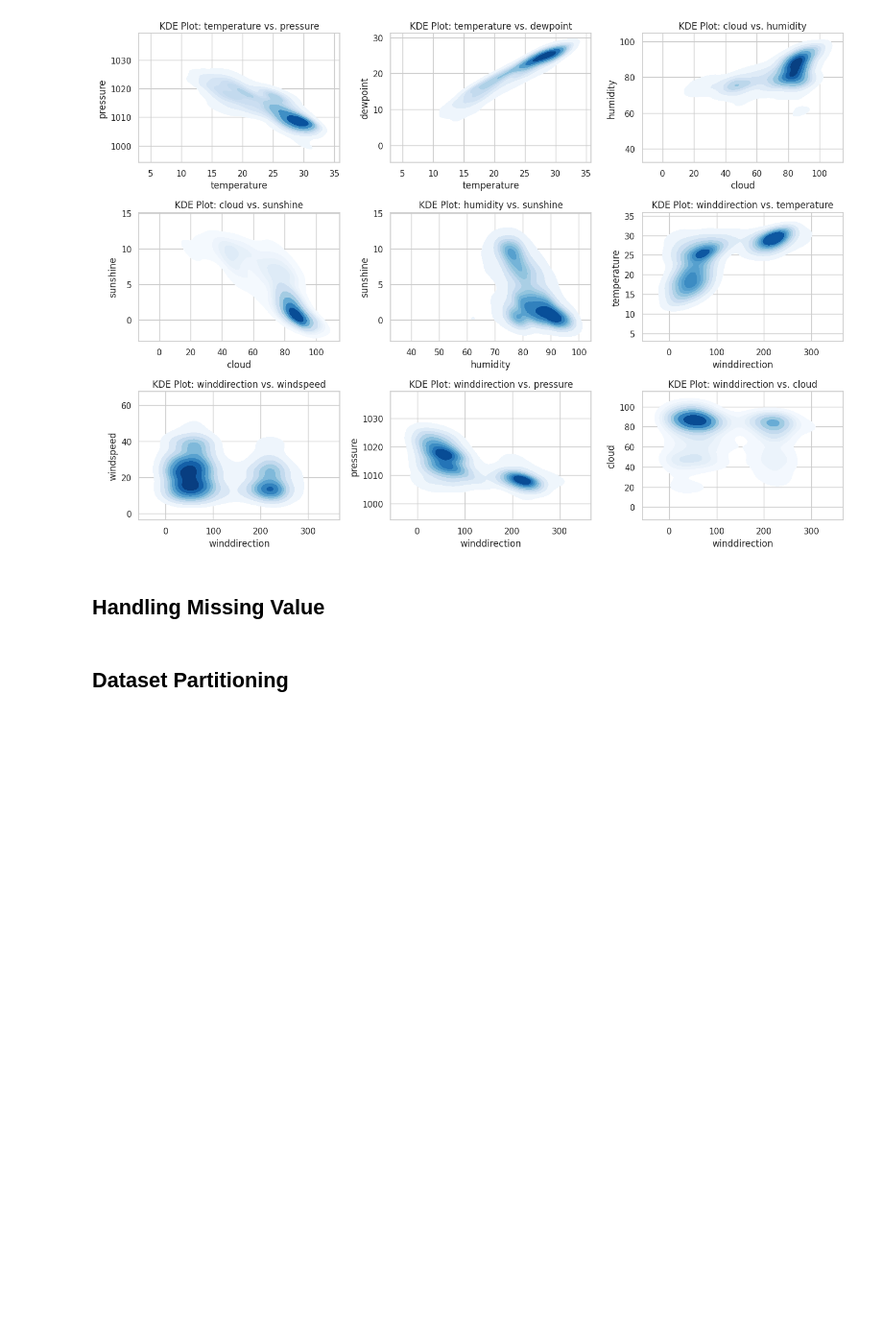
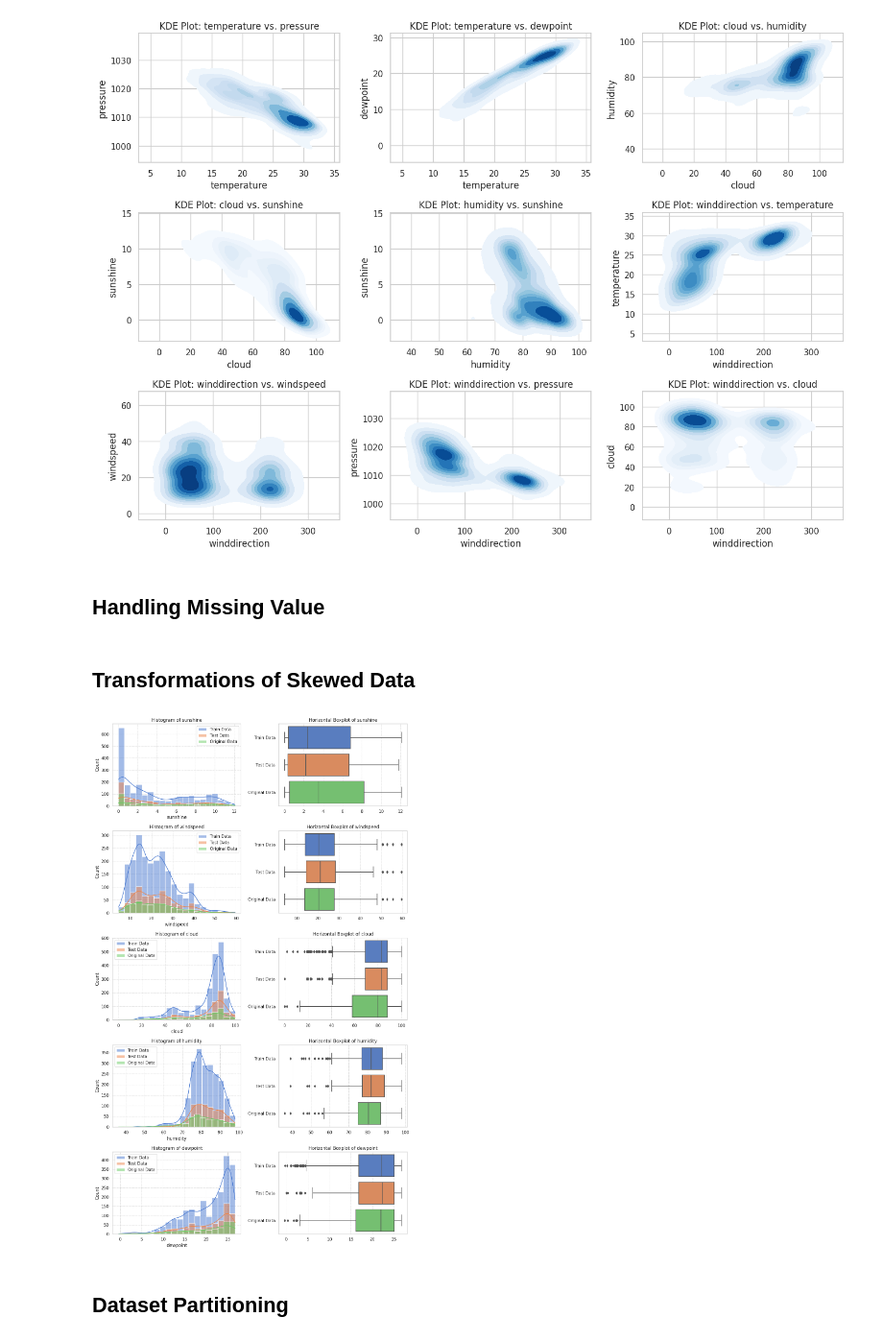
Before and after one commit to ChristopherIanPeck/kaggle-playground-series-s5, a Jupyter notebook: binary-prediction-challenge.ipynb, the cells around one changed output. Shown at 96% size. Drawn from its saved outputs; the diff is of its cells as text; code cells hidden in the pictures; blank space fills up the shorter version.

```diff
--- a/binary-prediction-challenge.ipynb
+++ b/binary-prediction-challenge.ipynb
@@ -549,3 +494,35 @@ original_data['windspeed'].fillna(original_data['windspeed'].mean(), inplace=Tru
 
 # Missing value in test_data
 test_data['winddirection'].fillna(test_data['winddirection'].mean(), inplace=True)
+# %% [markdown]
+## **Transformations of Skewed Data**
+# %%
+log_transformation = ['sunshine', 'windspeed', 'cloud', 'humidity', 'dewpoint']
+
+for col in log_transformation:
+    train_data[f'log_{col}'] = np.log1p(train_data[col])
+for col in log_transformation:
+    original_data[f'log_{col}'] = np.log1p(original_data[col])
+
+fig, axes = plt.subplots(len(log_transformation), 2, figsize=(12, len(log_transformation) * 4))
+
+for i, feature in enumerate(log_transformation):
+    # Histogram
+    sns.histplot(train_data[feature], label='Train Data', bins=20, kde=True, ax=axes[i, 0])
+    sns.histplot(test_data[feature], label='Test Data', bins=20, kde=True, ax=axes[i, 0])
+    sns.histplot(original_data[feature], label='Original Data', bins=20, kde=True, ax=axes[i, 0])
+    axes[i, 0].set_title(f'Histogram of {feature}')
+    axes[i, 0].legend()
+    axes[i, 0].grid(linestyle='--', linewidth=0.7)
+
+    # Horizontal Boxplot
+    sns.boxplot(data=[train_data[feature], test_data[feature], original_data[feature]],
+                orient='h', ax=axes[i, 1])
+    axes[i, 1].set_title(f'Horizontal Boxplot of {feature}')
+    axes[i, 1].set_yticklabels(['Train Data', 'Test Data', 'Original Data'])
+    axes[i, 1].grid(axis='x', linestyle='--', linewidth=0.7)
+
+plt.tight_layout()
+plt.show()
+# %% [output]
+[figure, added]
```
Also changed, not shown: parts of 3 cells of this notebook.
